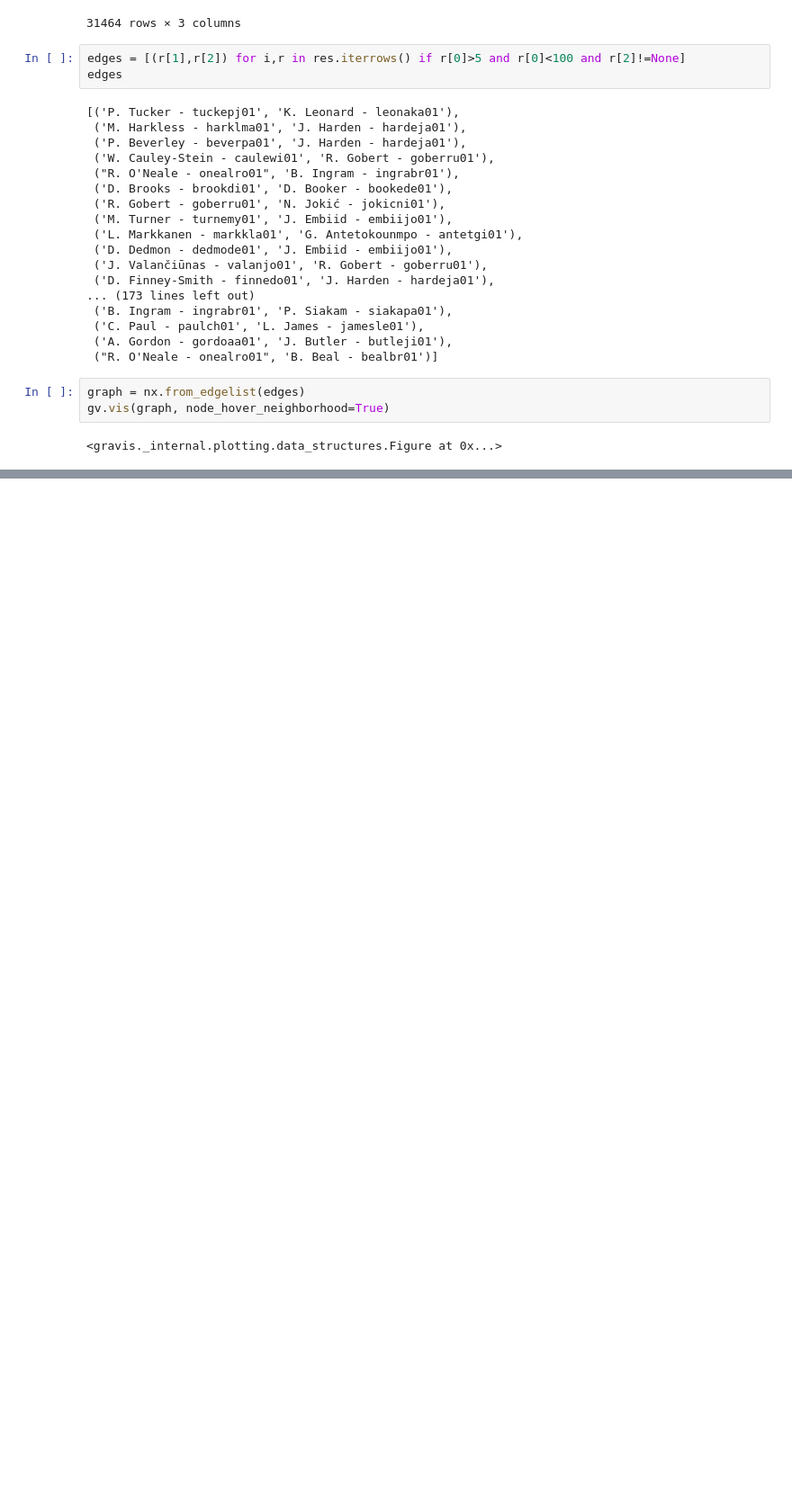
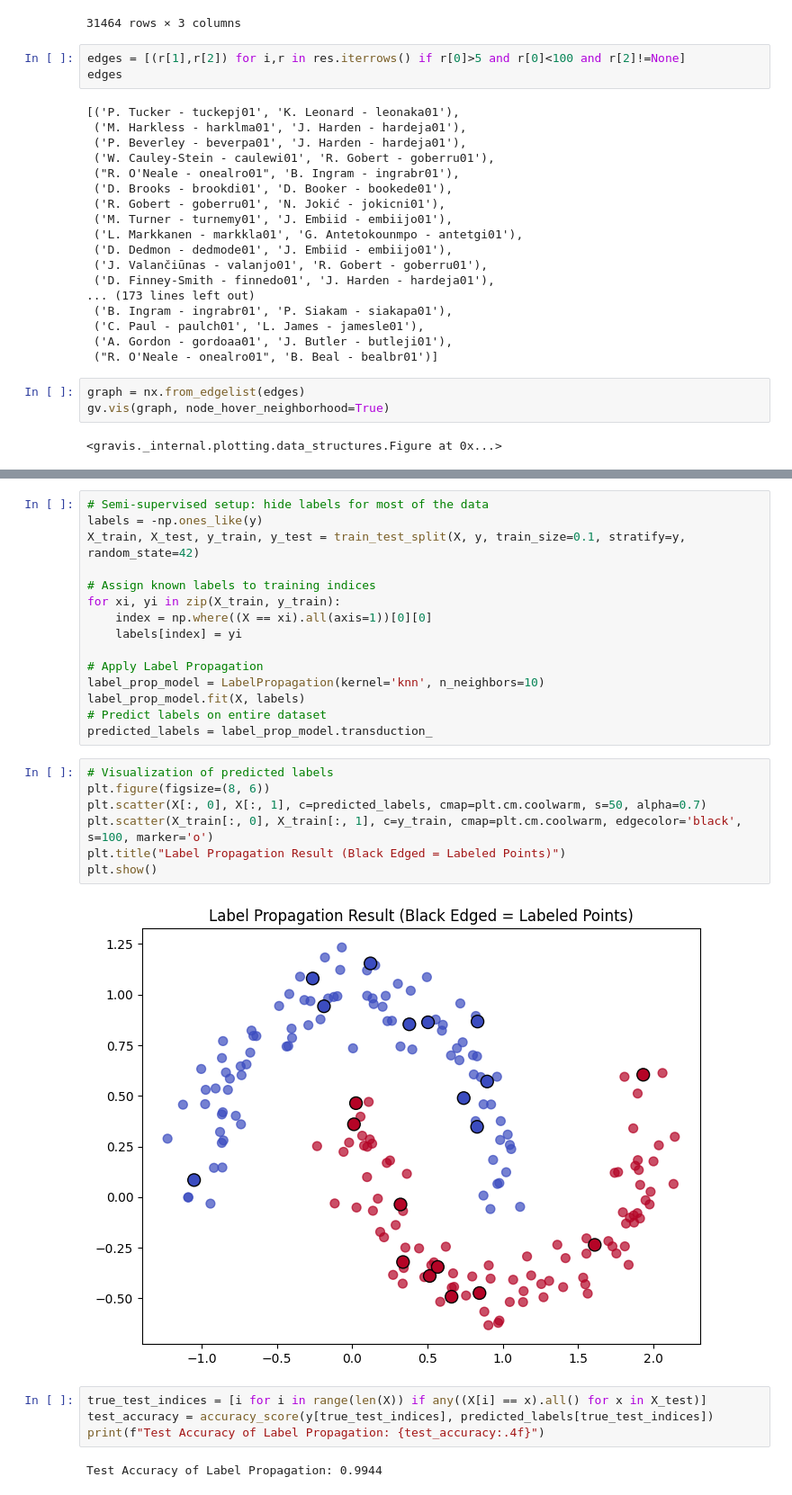
Before and after one commit to kaygun/MYZ309E, a Jupyter notebook: lectures/Lecture_15.ipynb, the cells around one changed output, grey strips where cells are left out. Shown at 90% size. Saved outputs shown, nothing was run; the diff lists cells and outputs as text; blank space fills up the shorter version.

```diff
--- a/lectures/Lecture_15.ipynb
+++ b/lectures/Lecture_15.ipynb
@@ -803,0 +864,30 @@ gv.vis(graph, node_hover_neighborhood=True)
+# %%
+# Semi-supervised setup: hide labels for most of the data
+labels = -np.ones_like(y)
+X_train, X_test, y_train, y_test = train_test_split(X, y, train_size=0.1, stratify=y, random_state=42)
+
+# Assign known labels to training indices
+for xi, yi in zip(X_train, y_train):
+    index = np.where((X == xi).all(axis=1))[0][0]
+    labels[index] = yi
+
+# Apply Label Propagation
+label_prop_model = LabelPropagation(kernel='knn', n_neighbors=10)
+label_prop_model.fit(X, labels)
+# Predict labels on entire dataset
+predicted_labels = label_prop_model.transduction_
+# %%
+# Visualization of predicted labels
+plt.figure(figsize=(8, 6))
+plt.scatter(X[:, 0], X[:, 1], c=predicted_labels, cmap=plt.cm.coolwarm, s=50, alpha=0.7)
+plt.scatter(X_train[:, 0], X_train[:, 1], c=y_train, cmap=plt.cm.coolwarm, edgecolor='black', s=100, marker='o')
+plt.title("Label Propagation Result (Black Edged = Labeled Points)")
+plt.show()
+# %% [output]
+[figure, added]
+# %%
+true_test_indices = [i for i in range(len(X)) if any((X[i] == x).all() for x in X_test)]
+test_accuracy = accuracy_score(y[true_test_indices], predicted_labels[true_test_indices])
+print(f"Test Accuracy of Label Propagation: {test_accuracy:.4f}")
+# %% [output]
+Test Accuracy of Label Propagation: 0.9944
```
Also changed, not shown: parts of 6 cells of this notebook.
